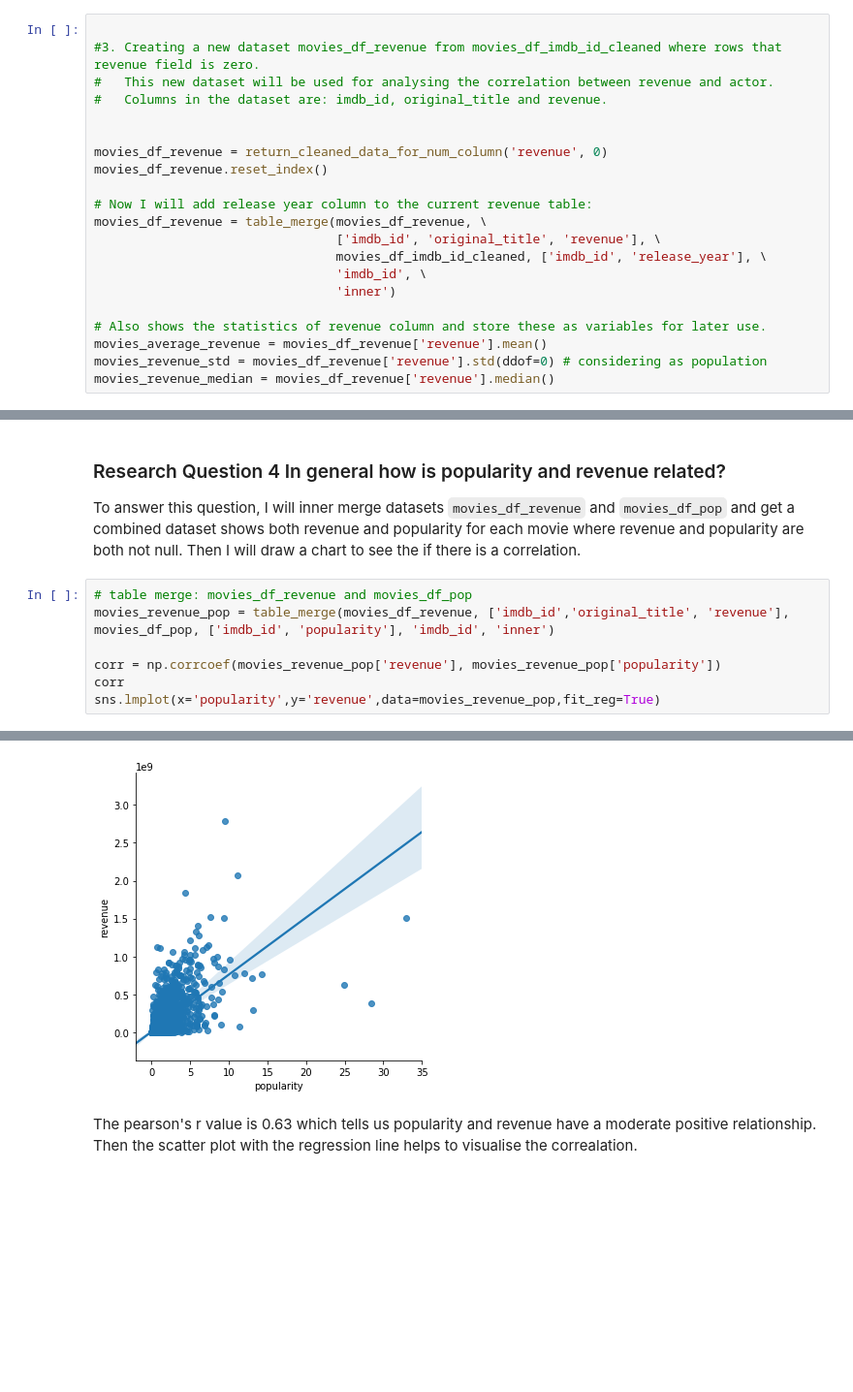
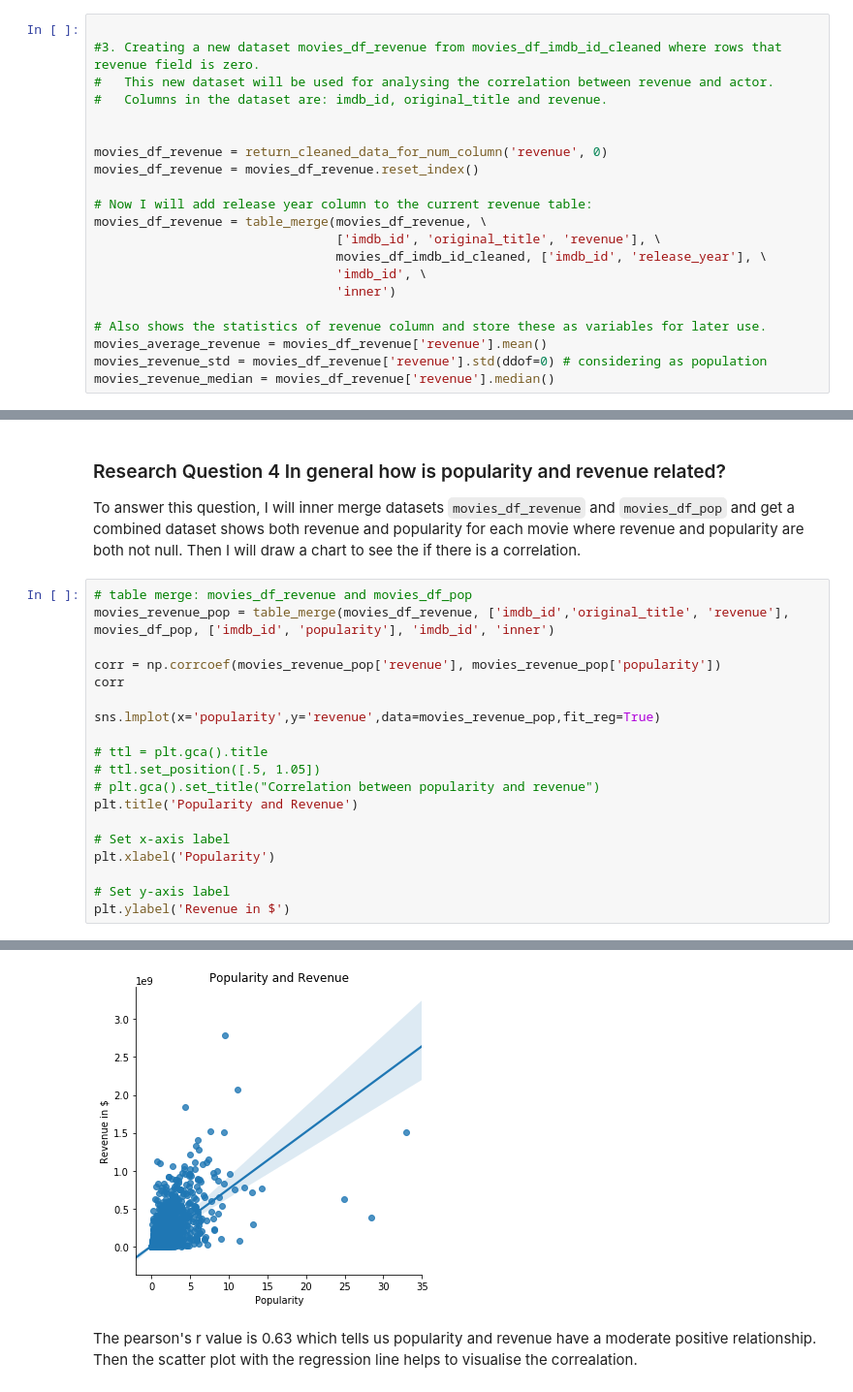
Before and after one commit to arielma/tmdb-movies-dataset-analysis, a Jupyter notebook: Ariel_Ma TMDB Movie Data Analysis.ipynb, the cells around one changed output, grey strips where cells are left out. Shown at 97% size. Saved outputs shown, nothing was run; the diff lists cells and outputs as text; blank space fills up the shorter version.

```diff
--- a/Ariel_Ma TMDB Movie Data Analysis.ipynb
+++ b/Ariel_Ma TMDB Movie Data Analysis.ipynb
@@ -272,7 +265,7 @@ def get_first_actor(actors):
 
 
 movies_df_revenue = return_cleaned_data_for_num_column('revenue', 0)
-movies_df_revenue.reset_index()
+movies_df_revenue = movies_df_revenue.reset_index()
 
 # Now I will add release year column to the current revenue table:
 movies_df_revenue = table_merge(movies_df_revenue, \
@@ -716,7 +535,19 @@ movies_revenue_pop = table_merge(movies_df_revenue, ['imdb_id','original_title',
 
 corr = np.corrcoef(movies_revenue_pop['revenue'], movies_revenue_pop['popularity'])
 corr
+
 sns.lmplot(x='popularity',y='revenue',data=movies_revenue_pop,fit_reg=True)
+
+# ttl = plt.gca().title
+# ttl.set_position([.5, 1.05])
+# plt.gca().set_title("Correlation between popularity and revenue")
+plt.title('Popularity and Revenue')
+
+# Set x-axis label
+plt.xlabel('Popularity')
+
+# Set y-axis label
+plt.ylabel('Revenue in $')
 # %% [output]
 array([[ 1.        ,  0.62930486],
        [ 0.62930486,  1.        ]])
@@ -724,4 +558,4 @@ array([[ 1.        ,  0.62930486],
-[figure, old version]
+[figure, new version]
 # %% [markdown]
 The pearson's r value is 0.63 which tells us popularity and revenue have a moderate positive relationship. Then the scatter plot with the regression line helps to visualise the correalation.
 # %% [markdown]
```
Also changed, not shown: parts of 15 cells of this notebook.
